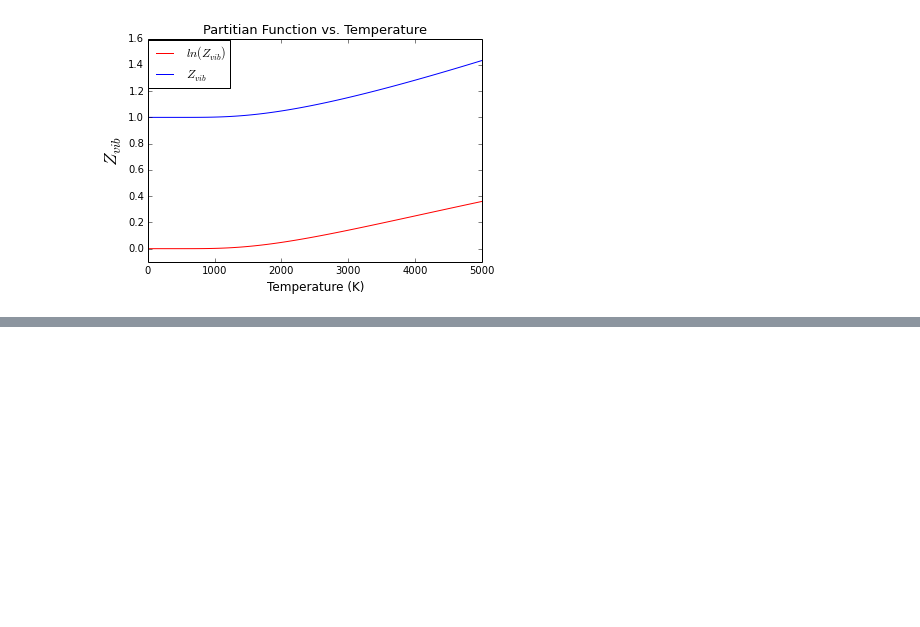
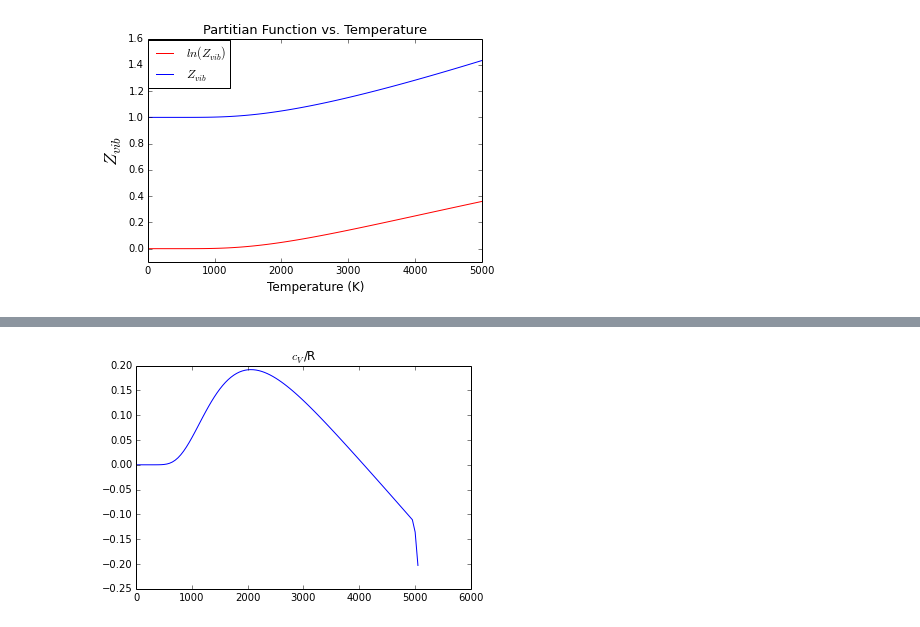
Before and after one commit to abardess/PHYS202-S14, a Jupyter notebook: ThermalCA3.ipynb, the cells around one changed output, grey strips where cells are left out. Drawn from its saved outputs; the diff is of its cells as text; code cells hidden in the pictures; blank space fills up the shorter version.

```diff
--- a/ThermalCA3.ipynb
+++ b/ThermalCA3.ipynb
@@ -117,0 +119,6 @@ U_N = k* T**2 * deriv(lnZ_vib, T)
+# %%
+plt.plot(T, C_Nk)
+plt.title(r'$c_V$/R')
+plt.show()
+# %% [output]
+[figure, added]
```
Also changed, not shown: parts of 9 cells of this notebook.
